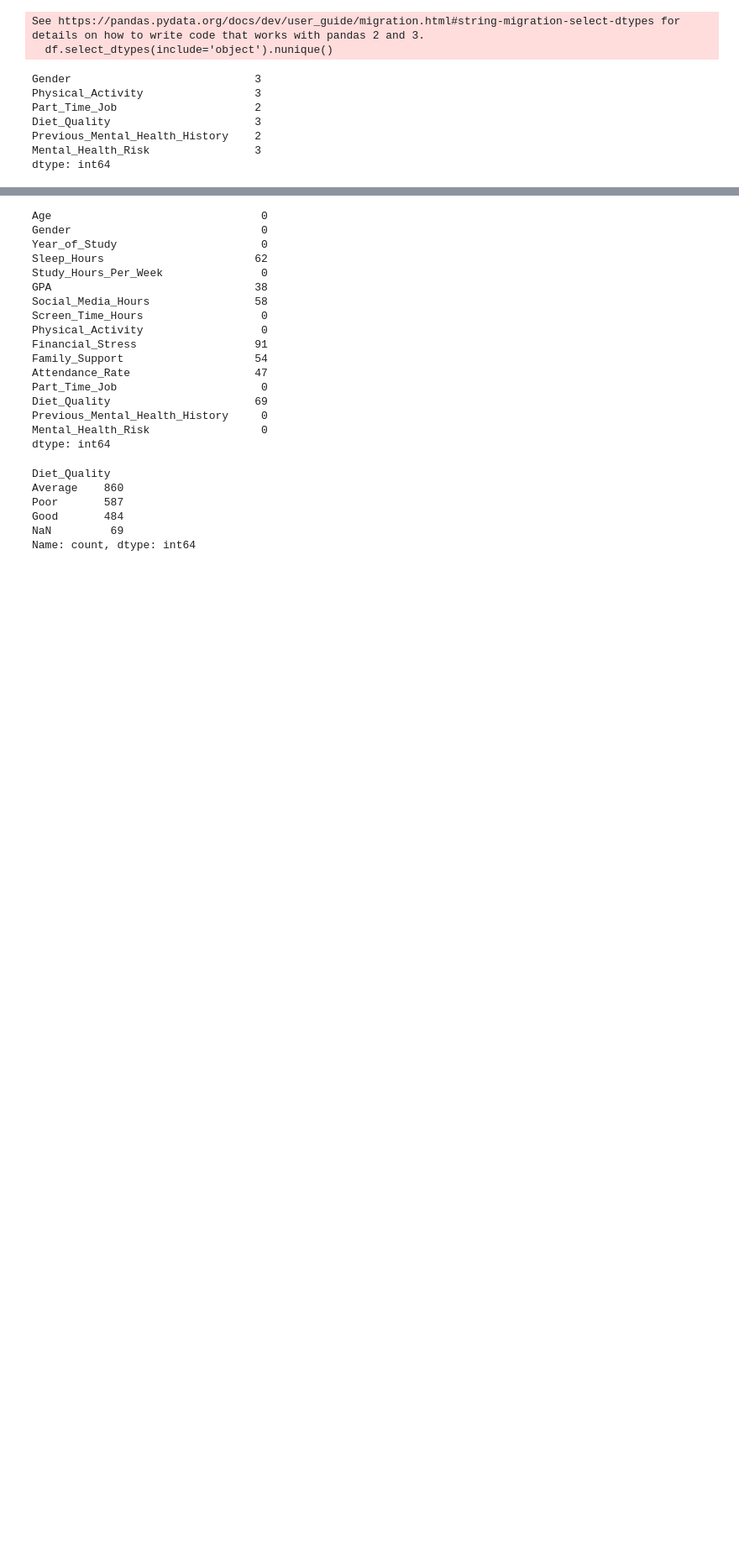
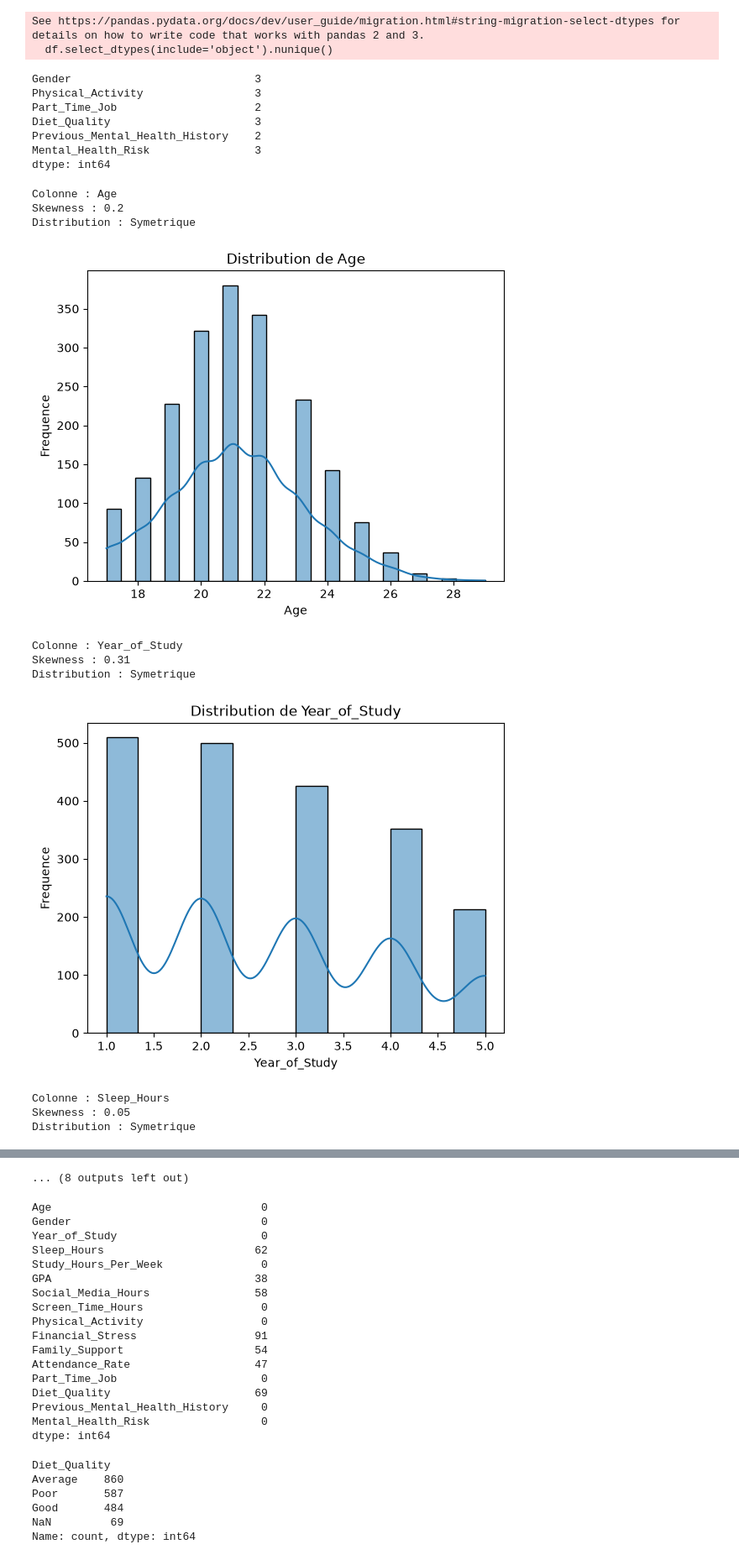
Before and after one commit to Yassinenmila/PsychoTrack, a Jupyter notebook: src/explore.ipynb, the cells around one changed output, grey strips where cells are left out. Shown at 84% size. Cells and saved outputs as stored; diff of their text form; code cells hidden in the pictures; blank space fills up the shorter version.

```diff
--- a/src/explore.ipynb
+++ b/src/explore.ipynb
@@ -94,3 +94,41 @@ Diet_Quality                      3
 Previous_Mental_Health_History    2
 Mental_Health_Risk                3
 dtype: int64
+# %%
+import seaborn as sns
+import matplotlib.pyplot as plt
+numeric_columns = df.select_dtypes(include="number").columns
+
+for column in numeric_columns:
+
+    skewness = df[column].skew()
+
+    print("\nColonne :", column)
+    print("Skewness :", round(skewness, 2))
+
+    if -0.5 <= skewness <= 0.5:
+        print("Distribution : Symetrique")
+
+    elif skewness > 0.5:
+        print("Distribution : Asymetrique positive (droite)")
+
+    else:
+        print("Distribution : Asymetrique negative (gauche)")
+
+    sns.histplot(df[column].dropna(), kde=True)
+    plt.title(f"Distribution de {column}")
+    plt.xlabel(column)
+    plt.ylabel("Frequence")
+    plt.show()
+# %% [output]
+Colonne : Age
+Skewness : 0.2
+Distribution : Symetrique
+[figure, added]
+Colonne : Year_of_Study
+Skewness : 0.31
+Distribution : Symetrique
+[figure, added]
+Colonne : Sleep_Hours
+Skewness : 0.05
+Distribution : Symetrique
@@ -97,3 +148,4 @@ dtype: int64
+... (8 outputs left out)
 # %%
 df.isna().sum()
 # %% [output]
```
Also changed, not shown: parts of 1 cell of this notebook, 6 other files.
